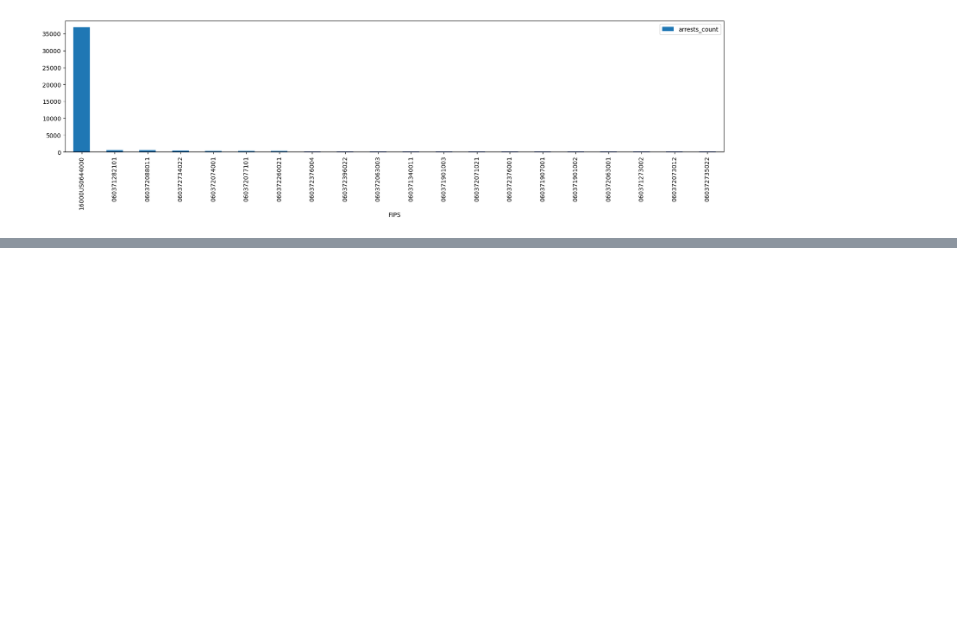
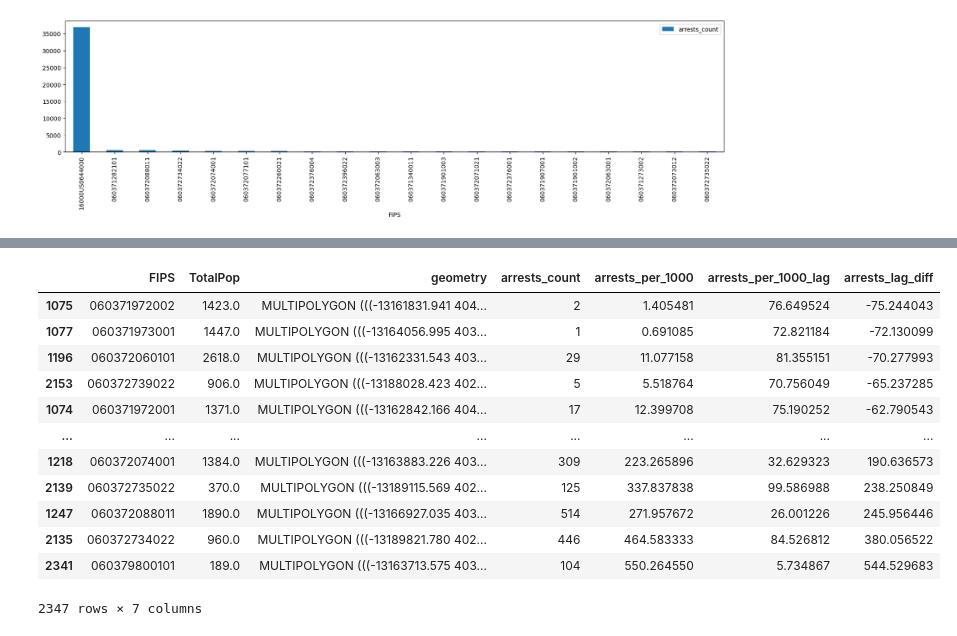
Before and after one commit to babakbadakhshan/Los-Angeles-arrest, a Jupyter notebook: SpatialAutocorrelation.ipynb, the cells around one changed output, grey strips where cells are left out. Drawn from its saved outputs; the diff is of its cells as text; code cells hidden in the pictures; blank space fills up the shorter version.

```diff
--- a/SpatialAutocorrelation.ipynb
+++ b/SpatialAutocorrelation.ipynb
@@ -229,0 +223,16 @@ Text(0.5, 1.0, '2020 July to January 2021 arrests per 1000 people')
+# %%
+gdf.sort_values(by='arrests_lag_diff')
+# %% [output]
+|  | FIPS | TotalPop | geometry | arrests_count | arrests_per_1000 | arrests_per_1000_lag | arrests_lag_diff |
+| 1075 | 060371972002 | 1423.0 | MULTIPOLYGON (((-13161831.941 404... | 2 | 1.405481 | 76.649524 | -75.244043 |
+| 1077 | 060371973001 | 1447.0 | MULTIPOLYGON (((-13164056.995 403... | 1 | 0.691085 | 72.821184 | -72.130099 |
+| 1196 | 060372060101 | 2618.0 | MULTIPOLYGON (((-13162331.543 403... | 29 | 11.077158 | 81.355151 | -70.277993 |
+| 2153 | 060372739022 | 906.0 | MULTIPOLYGON (((-13188028.423 402... | 5 | 5.518764 | 70.756049 | -65.237285 |
+| 1074 | 060371972001 | 1371.0 | MULTIPOLYGON (((-13162842.166 404... | 17 | 12.399708 | 75.190252 | -62.790543 |
+| ... | ... | ... | ... | ... | ... | ... | ... |
+| 1218 | 060372074001 | 1384.0 | MULTIPOLYGON (((-13163883.226 403... | 309 | 223.265896 | 32.629323 | 190.636573 |
+| 2139 | 060372735022 | 370.0 | MULTIPOLYGON (((-13189115.569 402... | 125 | 337.837838 | 99.586988 | 238.250849 |
+| 1247 | 060372088011 | 1890.0 | MULTIPOLYGON (((-13166927.035 403... | 514 | 271.957672 | 26.001226 | 245.956446 |
+| 2135 | 060372734022 | 960.0 | MULTIPOLYGON (((-13189821.780 402... | 446 | 464.583333 | 84.526812 | 380.056522 |
+| 2341 | 060379800101 | 189.0 | MULTIPOLYGON (((-13163713.575 403... | 104 | 550.264550 | 5.734867 | 544.529683 |
+2347 rows × 7 columns
```
Also changed, not shown: parts of 13 cells of this notebook.
